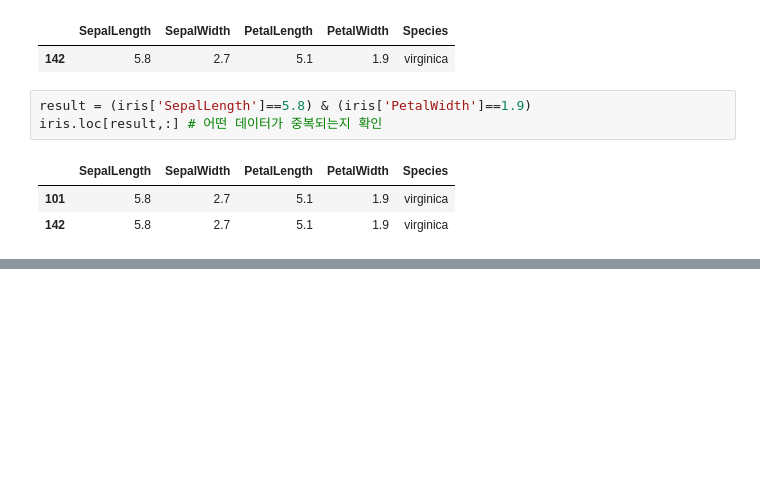
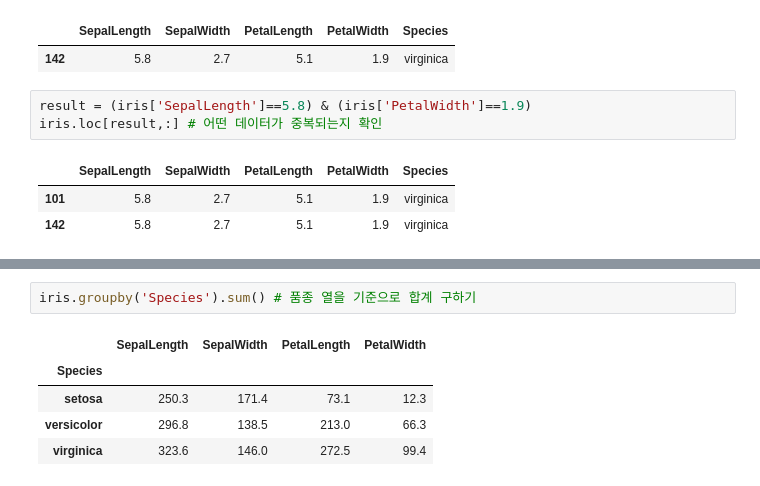
Before and after one commit to Ewha-Ohsori/OhsoriMarket, a Jupyter notebook: Downloads/DAbook1-main/ch6_pandas2.ipynb, the cells around one changed output, grey strips where cells are left out. Saved outputs shown, nothing was run; the diff lists cells and outputs as text; blank space fills up the shorter version.

```diff
--- a/Downloads/DAbook1-main/ch6_pandas2.ipynb
+++ b/Downloads/DAbook1-main/ch6_pandas2.ipynb
@@ -80,0 +91,8 @@ iris=iris.drop_duplicates()
+# %%
+iris.groupby('Species').sum() # 품종 열을 기준으로 합계 구하기
+# %% [output]
+|  | SepalLength | SepalWidth | PetalLength | PetalWidth |
+| Species |  |  |  |  |
+| setosa | 250.3 | 171.4 | 73.1 | 12.3 |
+| versicolor | 296.8 | 138.5 | 213.0 | 66.3 |
+| virginica | 323.6 | 146.0 | 272.5 | 99.4 |
```
Also changed, not shown: parts of 7 cells of this notebook.
